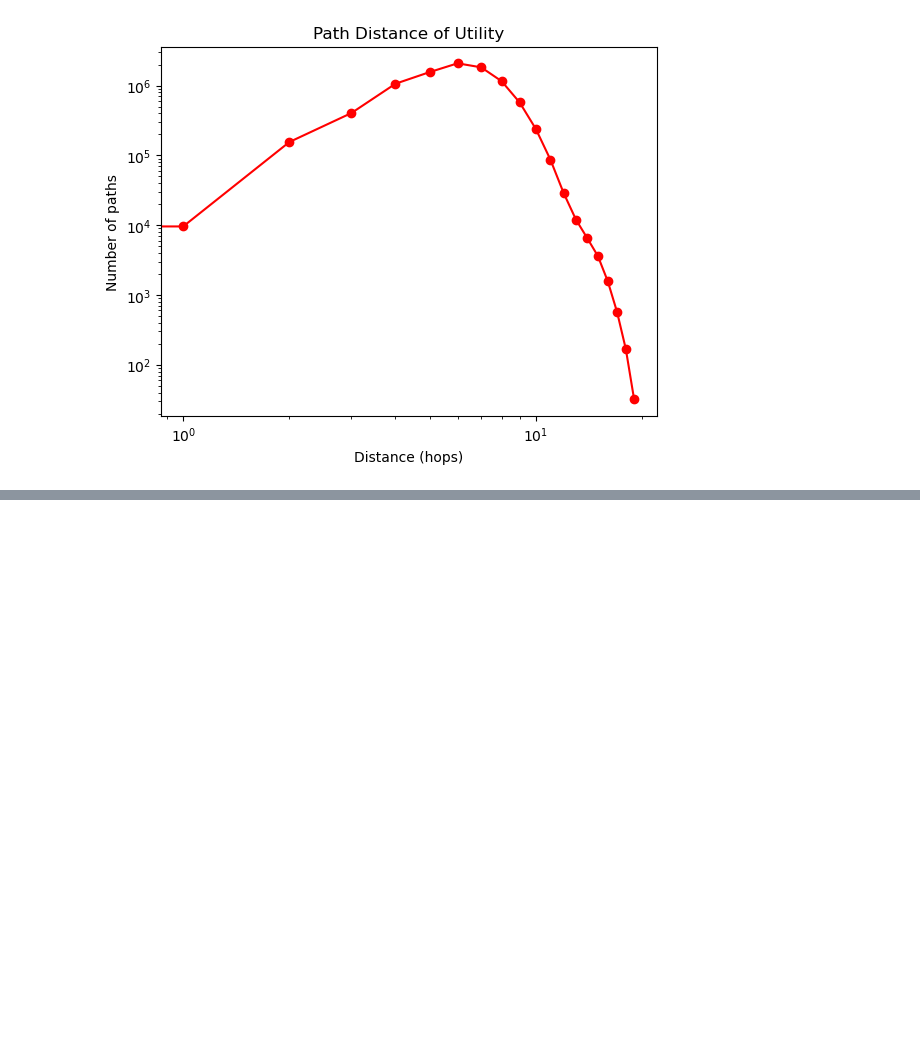
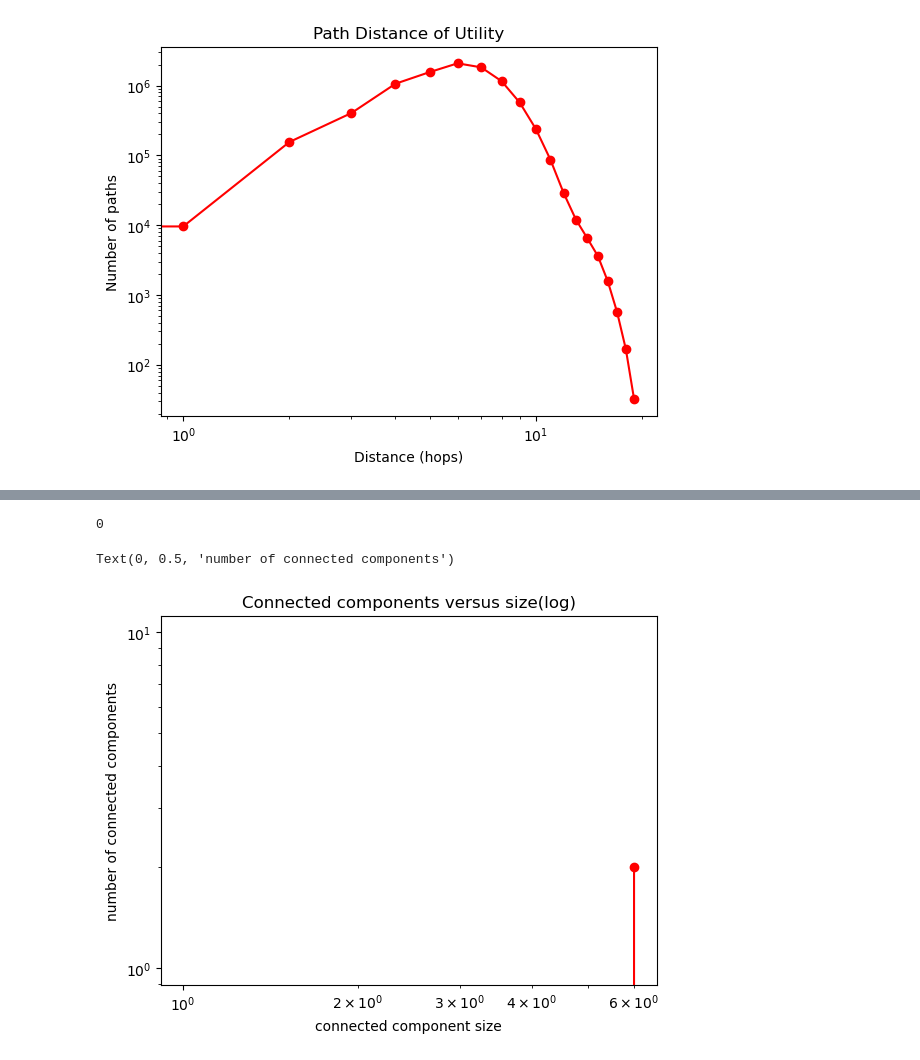
Before and after one commit to Elroy-W/MSBD5008, a Jupyter notebook: Category_Analysis.ipynb, the cells around one changed output, grey strips where cells are left out. Saved outputs shown, nothing was run; the diff lists cells and outputs as text; code cells hidden in the pictures; blank space fills up the shorter version.

```diff
--- a/Category_Analysis.ipynb
+++ b/Category_Analysis.ipynb
@@ -496,4 +572,4 @@ for i,graph in enumerate(graphs):
 # %%
 for i,graph in enumerate(graphs):
-    betweenness_centrality = cg.multibetweenness_centrality(graph)
+    betweenness_centrality = cg.betweenness_centrality(graph)
     print("Betweenness centrality for {}: {}".format(labels[i],betweenness_centrality))
@@ -503,0 +616,16 @@ for i,graph in enumerate(graphs):
+# %%
+num_nodes_list_directed=[]
+num_edges_list_directed=[]
+graphs_directed=[]
+for i,label in enumerate(labels):
+    G = cg.Graph(directed=True)
+    df=df_list[i]
+    G.from_cudf_edgelist(df, source="Seller", destination="Buyer")
+    graphs_directed.append(G)
+    #Ouput the number of nodes and edges
+    print("----{}----".format(label))
+    nodes = G.number_of_nodes()
+    num_nodes_list.append(nodes)
+    edges = G.number_of_edges()
+    num_edges_list.append(edges)
+    print("Number of nodes and edges: ",nodes,"  ",edges)
@@ -504,4 +645,4 @@ for i,graph in enumerate(graphs):
 # %%
-for i,graph in enumerate(graphs):
-    close_centrality = cg.multiclose_centrality(graph)
-    print("closeness centrality for {}: {}".format(labels[i],close_centrality))
+for i,graph in enumerate(graphs_directed):
+    eigen_centrality = cg.eigenvector_centrality(graph,max_iter=10000)
+    print("Eigenvector centrality: for {}: {}".format(labels[i], eigen_centrality))
@@ -523,0 +667,16 @@ plt.ylabel('Ck (Clustering coefficient)')
+# %%
+num_nodes_list_undirected=[]
+num_edges_list_undirected=[]
+graphs_undirected=[]
+for i,label in enumerate(labels):
+    G = cg.Graph(directed=False)
+    df=df_list[i]
+    G.from_cudf_edgelist(df, source="Seller", destination="Buyer")
+    graphs_undirected.append(G)
+    #Ouput the number of nodes and edges
+    print("----{}----".format(label))
+    nodes = G.number_of_nodes()
+    num_nodes_list.append(nodes)
+    edges = G.number_of_edges()
+    num_edges_list.append(edges)
+    print("Number of nodes and edges: ",nodes,"  ",edges)
@@ -524,14 +696,19 @@ plt.ylabel('Ck (Clustering coefficient)')
 # %%
-G_undirected=G.to_undirected()
-component_list = list(nx.connected_components(G_undirected))
+k=0
+graph = graphs_undirected[k]
+component_list = list(cg.connected_components(graph))
 component_size_list = [len(_component) for _component in component_list]
 
 component_count = Counter(component_size_list)
 component_freq = [component_count.get(i,0) for i in range(max(component_count)+1)]
 component_size = range(len(component_freq))
 #log-log
 print(component_count.get(0,0))
 plt.title("Connected components versus size(log)")
 plt.loglog(component_size ,component_freq,'ro-')
 plt.xlabel('connected component size')
 plt.ylabel('number of connected components')
+# %% [output]
+0
+Text(0, 0.5, 'number of connected components')
+[figure, added]
```
Also changed, not shown: parts of 19 cells of this notebook.
